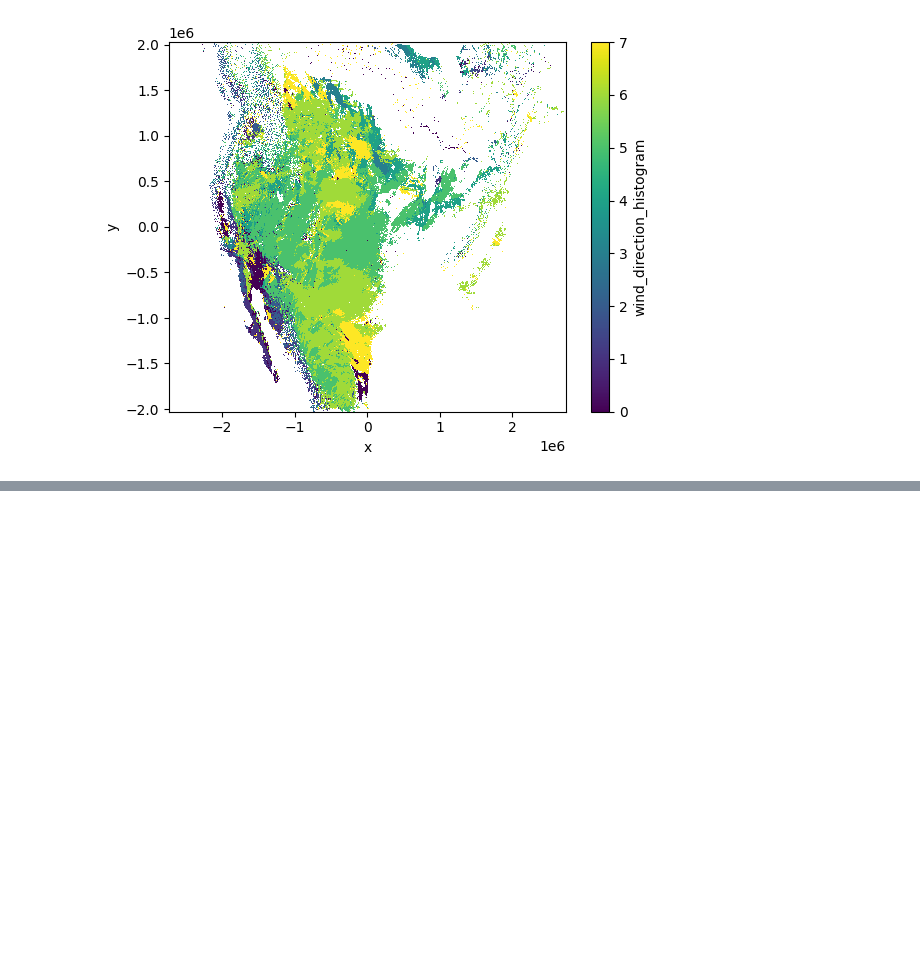
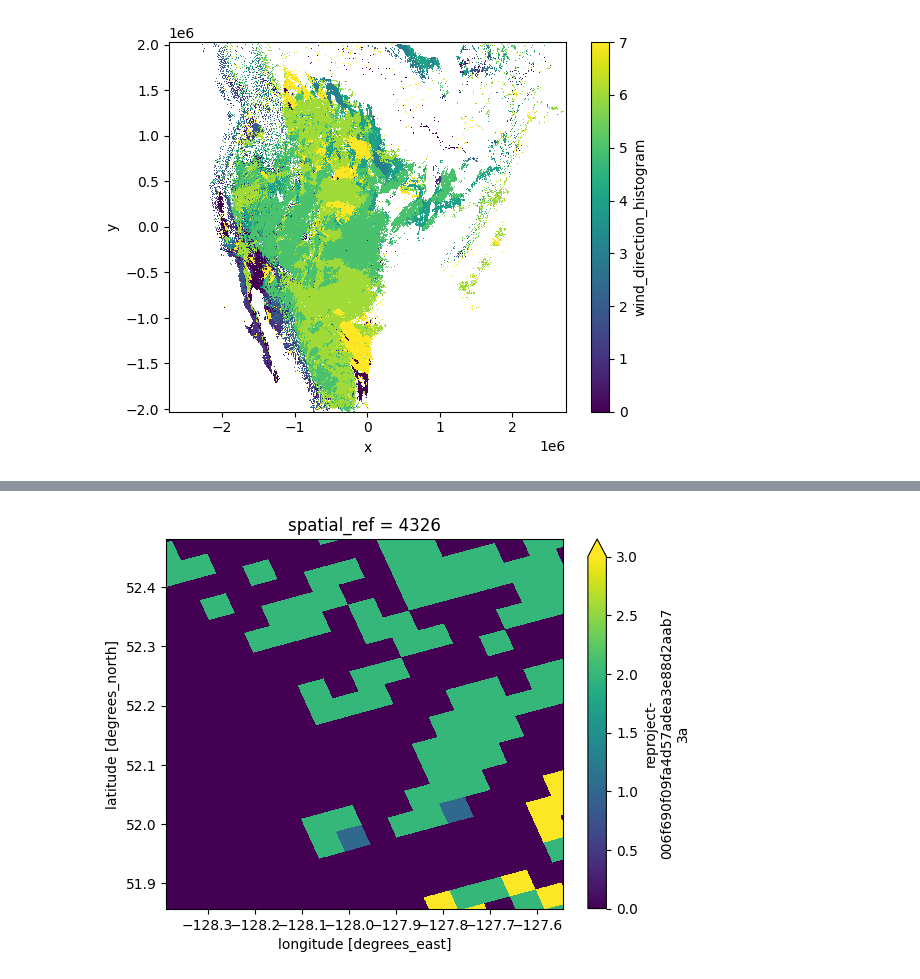
Before and after one commit to carbonplan/ocr, a Jupyter notebook: notebooks/fire_weather_distribution.ipynb, the cells around one changed output, grey strips where cells are left out. Saved outputs shown, nothing was run; the diff lists cells and outputs as text; code cells hidden in the pictures; blank space fills up the shorter version.

```diff
--- a/notebooks/fire_weather_distribution.ipynb
+++ b/notebooks/fire_weather_distribution.ipynb
@@ -316,0 +176,24 @@ Wall time: 7min 46s
+# %%
+%%time
+recreate_fraction = True
+if recreate_fraction:
+    # we are going to reuse this. we should save it to a zarr store
+    # then we can apply the fire_weather_mask dynamically.
+    masked_direction_indices = direction_indices.where(fire_weather_mask)
+
+    # create the distribution of winds based upon the classified wind directions
+    # if there are nans in the mix, they won't contribute to the distribution
+    fraction = direction_histogram(masked_direction_indices)
+    fraction = dask.optimize(fraction)[0]
+
+    # fraction.to_zarr(
+    #     's3://carbonplan-ocr/intermediate/met-data/conus404/fire_weather_wind_distribution-hurs15_wind35.zarr',
+    #     mode='w',
+    #     consolidated=True,
+    # )
+else:
+    fraction = xr.open_zarr(
+        's3://carbonplan-ocr/intermediate/met-data/conus404/fire_weather_wind_distribution-hurs15_wind35.zarr'
+    )['wind_direction_histogram']
+
+fraction
@@ -350,0 +306,8 @@ cluster.close()
+# %%
+dataset = (
+    catalog.get_dataset('USFS-wildfire-risk-communities-4326')
+    .to_xarray()
+    .astype('float32')[['CRPS']]
+)
+dataset = dataset.odc.assign_crs('epsg:4326')
+dataset.odc.geobox
@@ -350,0 +317,5 @@ cluster.close()
+# %%
+# Build CRS from the CF grid_mapping variable (spherical LCC)
+src_crs = CRS(ds['crs'].attrs['crs_wkt'])
+da = mode.wind_direction_histogram.odc.assign_crs(src_crs)
+da
@@ -350,0 +347,3 @@ cluster.close()
+# %%
+result = da.odc.reproject(dataset.odc.geobox, resampling='nearest').astype('int16')
+result
@@ -350,0 +375,4 @@ cluster.close()
+# %%
+result.isel(latitude=slice(1015 * 2), longitude=slice(1367 * 2)).plot(robust=True);
+# %% [output]
+[figure, added]
```
Also changed, not shown: parts of 19 cells of this notebook, 1 other file.
